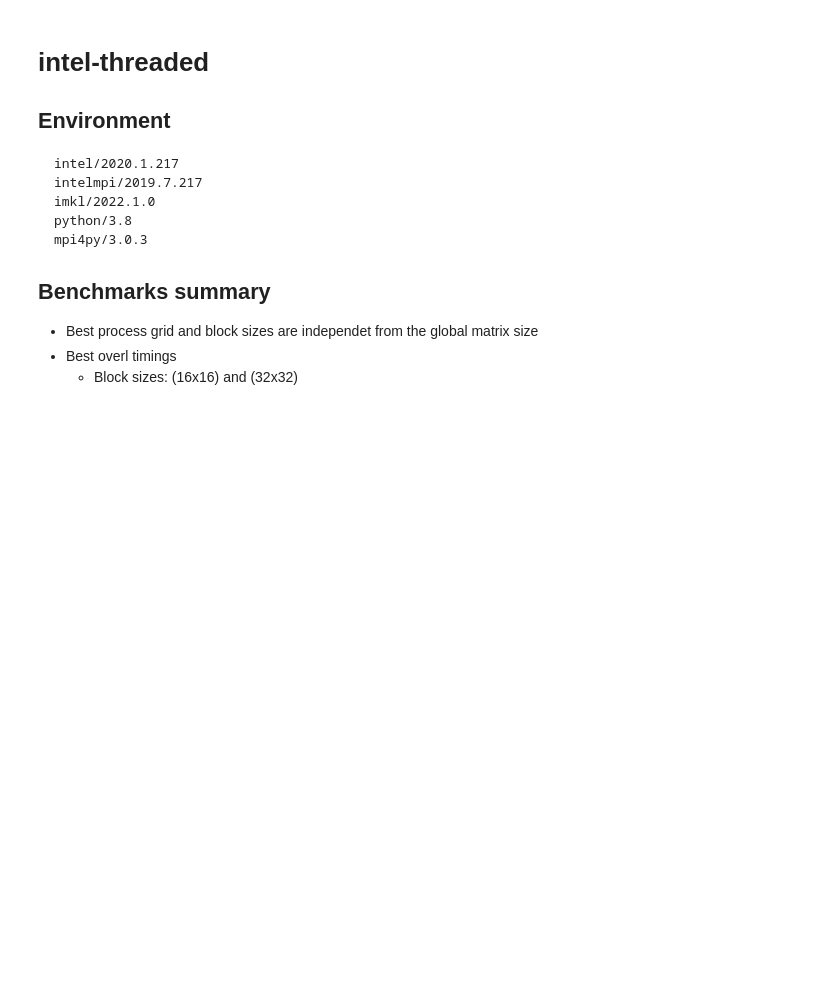
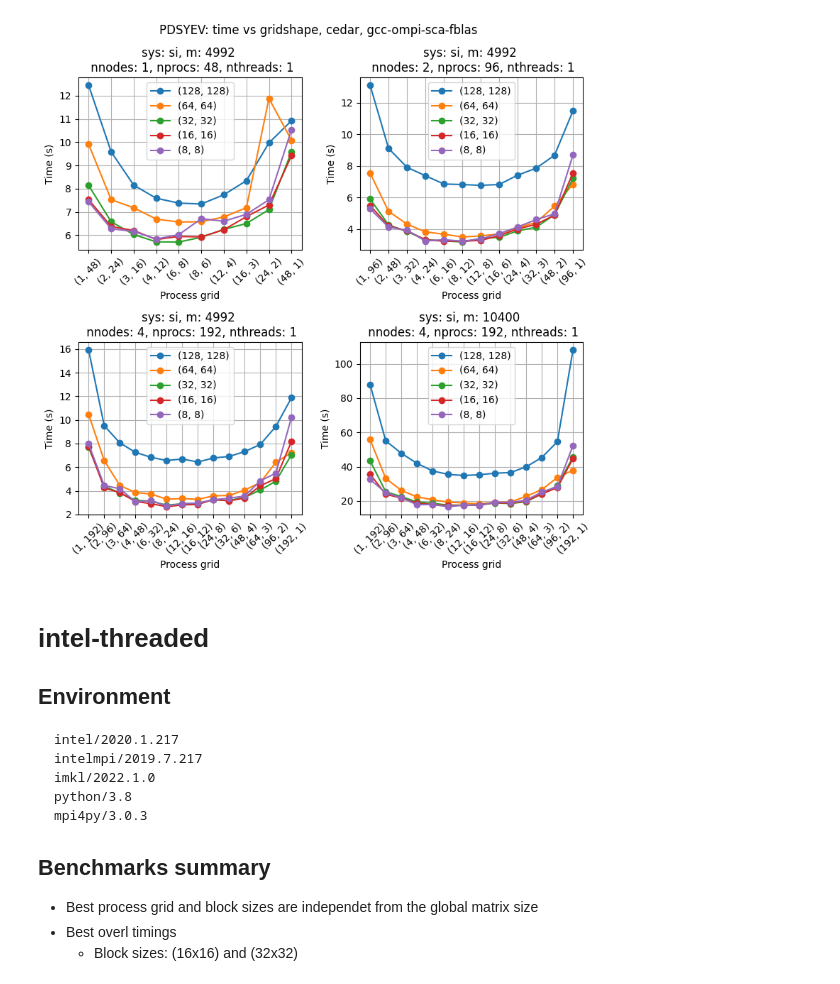
Before and after one commit to sbohloul/miniprog_eigsolv, a Jupyter notebook: benchmarks/computecanada-cedar/time_vs_gridshape.ipynb, the cells around one changed output. Cells and saved outputs as stored; diff of their text form; code cells hidden in the pictures; blank space fills up the shorter version.

```diff
--- a/benchmarks/computecanada-cedar/time_vs_gridshape.ipynb
+++ b/benchmarks/computecanada-cedar/time_vs_gridshape.ipynb
@@ -85,3 +124,19 @@ def plot_dataframe_dict(df_dict, fig_title=None):
+# %%
+# Data file names
+fname_gcc_ompi_sca_fblas = {
+    'si-4992-n1-np48-nt1': 'gcc-ompi-sca-fblas/bin/scalapack/pdsyev/tvsgs-si-4992-n1-np48-nt1/time_vs_gridshape.csv',
+    'si-4992-n2-np96-nt1': 'gcc-ompi-sca-fblas/bin/scalapack/pdsyev/tvsgs-si-4992-n2-np96-nt1/time_vs_gridshape.csv',
+    'si-4992-n4-np192-nt1': 'gcc-ompi-sca-fblas/bin/scalapack/pdsyev/tvsgs-si-4992-n4-np192-nt1/time_vs_gridshape.csv',
+    'si-10400-n4-np192-nt1': 'gcc-ompi-sca-fblas/bin/scalapack/pdsyev/tvsgs-si-10400-n4-np192-nt1/time_vs_gridshape.csv'
+}
+# Read data into dataframes and average over ranks
+dfraw_gcc_ompi_sca_fblas = read_csv_data(fname_gcc_ompi_sca_fblas)
+dfavg_gcc_ompi_sca_fblas = average_over_ranks(dfraw_gcc_ompi_sca_fblas)
+# Plot time vs grid shape for a fixed block size
+fig_title = "PDSYEV: time vs gridshape, cedar, gcc-ompi-sca-fblas"
+plot_dataframe_dict(dfavg_gcc_ompi_sca_fblas, fig_title=fig_title)
+# %% [output]
+[figure, added]
 # %% [markdown]
 # intel-threaded
 
```
Also changed, not shown: parts of 19 cells of this notebook, 2 other files.
